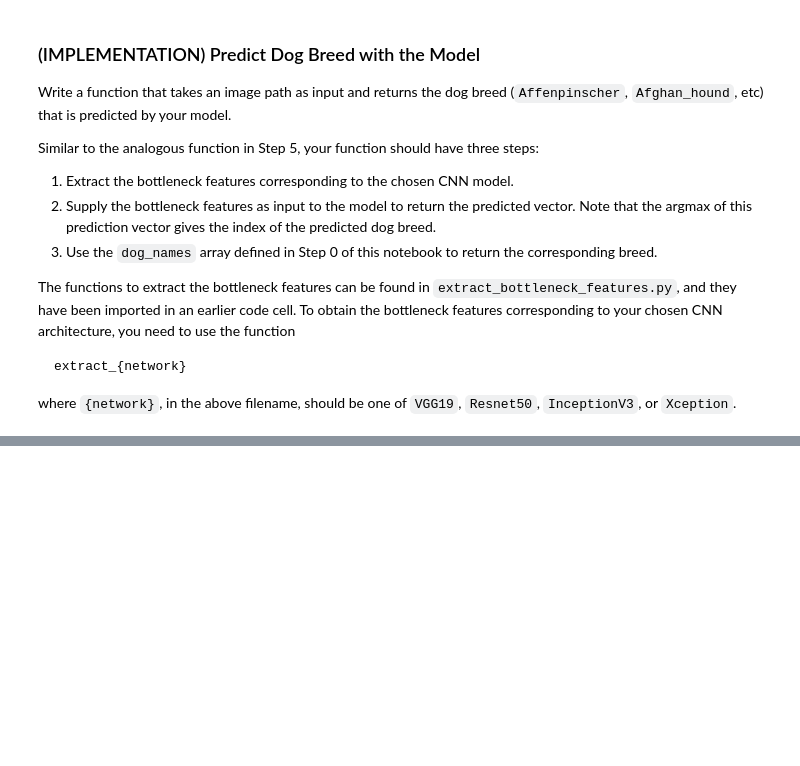
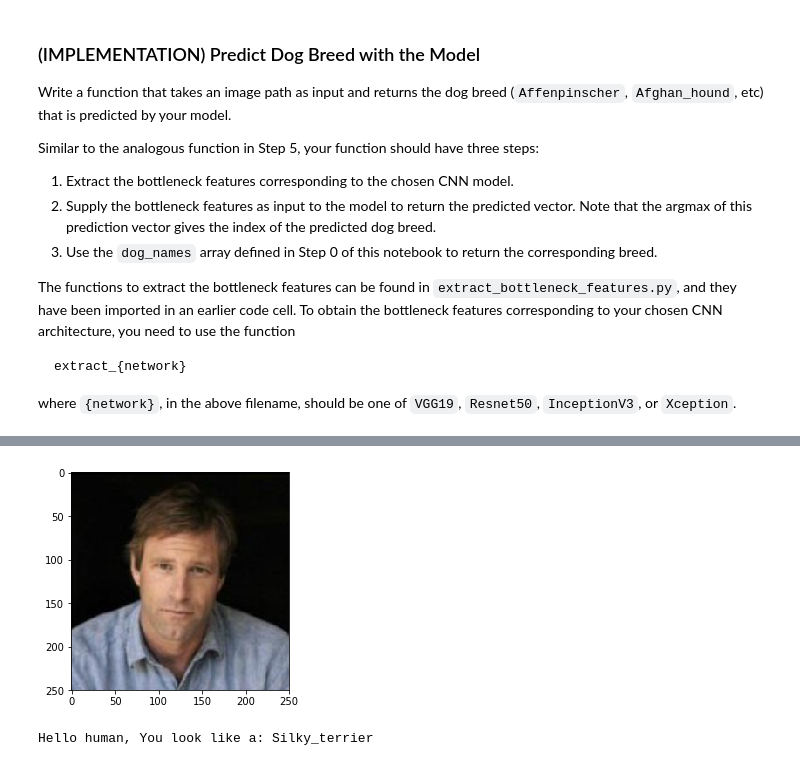
Before and after one commit to birdbird1117/DeepLearning_DogBreedClassifier, a Jupyter notebook: dog_app.ipynb, the cells around one changed output, grey strips where cells are left out. Saved outputs shown, nothing was run; the diff lists cells and outputs as text; code cells hidden in the pictures; blank space fills up the shorter version.

```diff
--- a/dog_app.ipynb
+++ b/dog_app.ipynb
@@ -766,0 +796,5 @@ __Answer:__
+# %%
+my_human_dog_detector('lfw/Aaron_Eckhart/Aaron_Eckhart_0001.jpg')
+# %% [output]
+[figure, added]
+Hello human, You look like a: Silky_terrier
```
Also changed, not shown: parts of 14 cells of this notebook.
